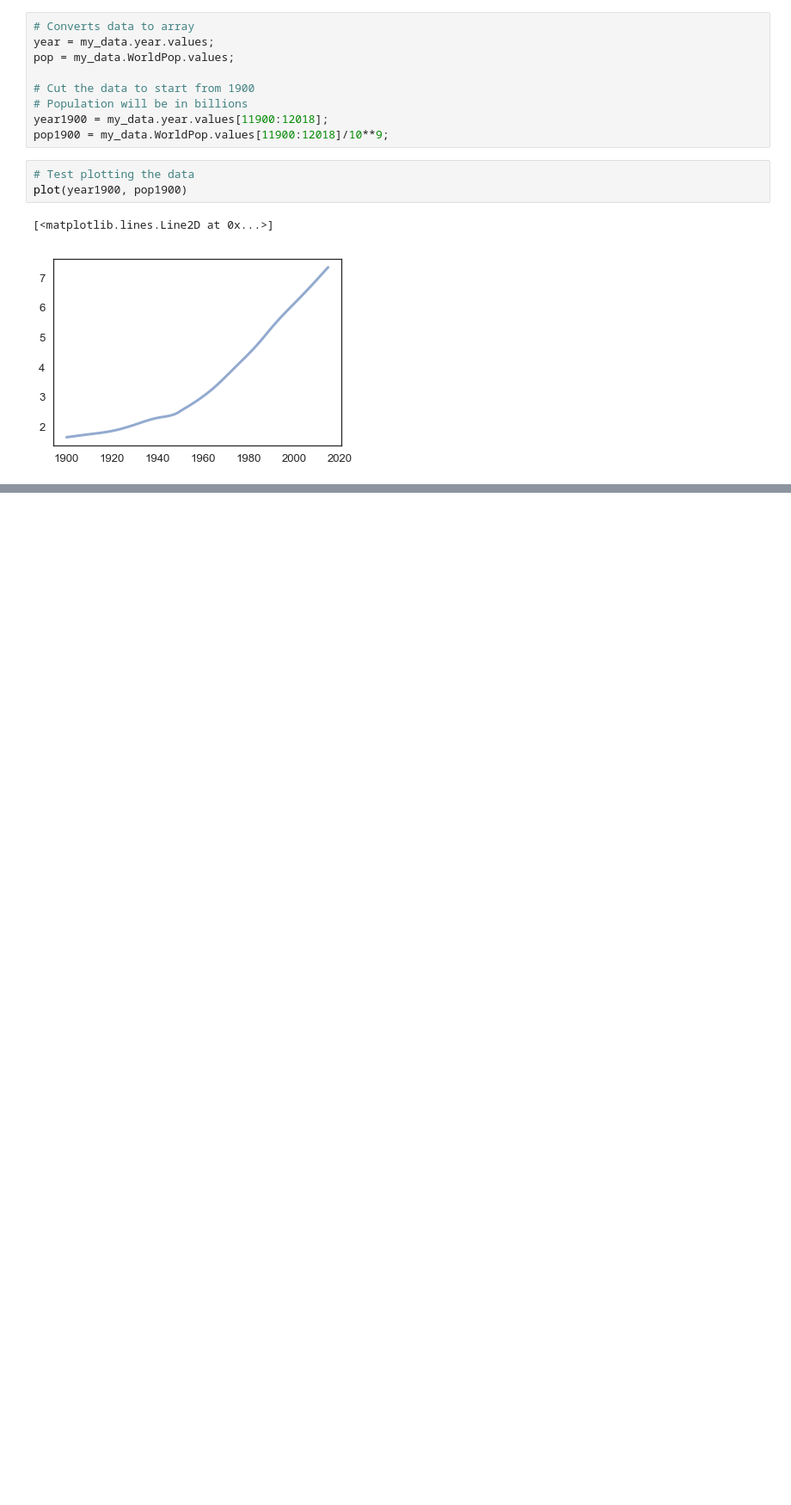
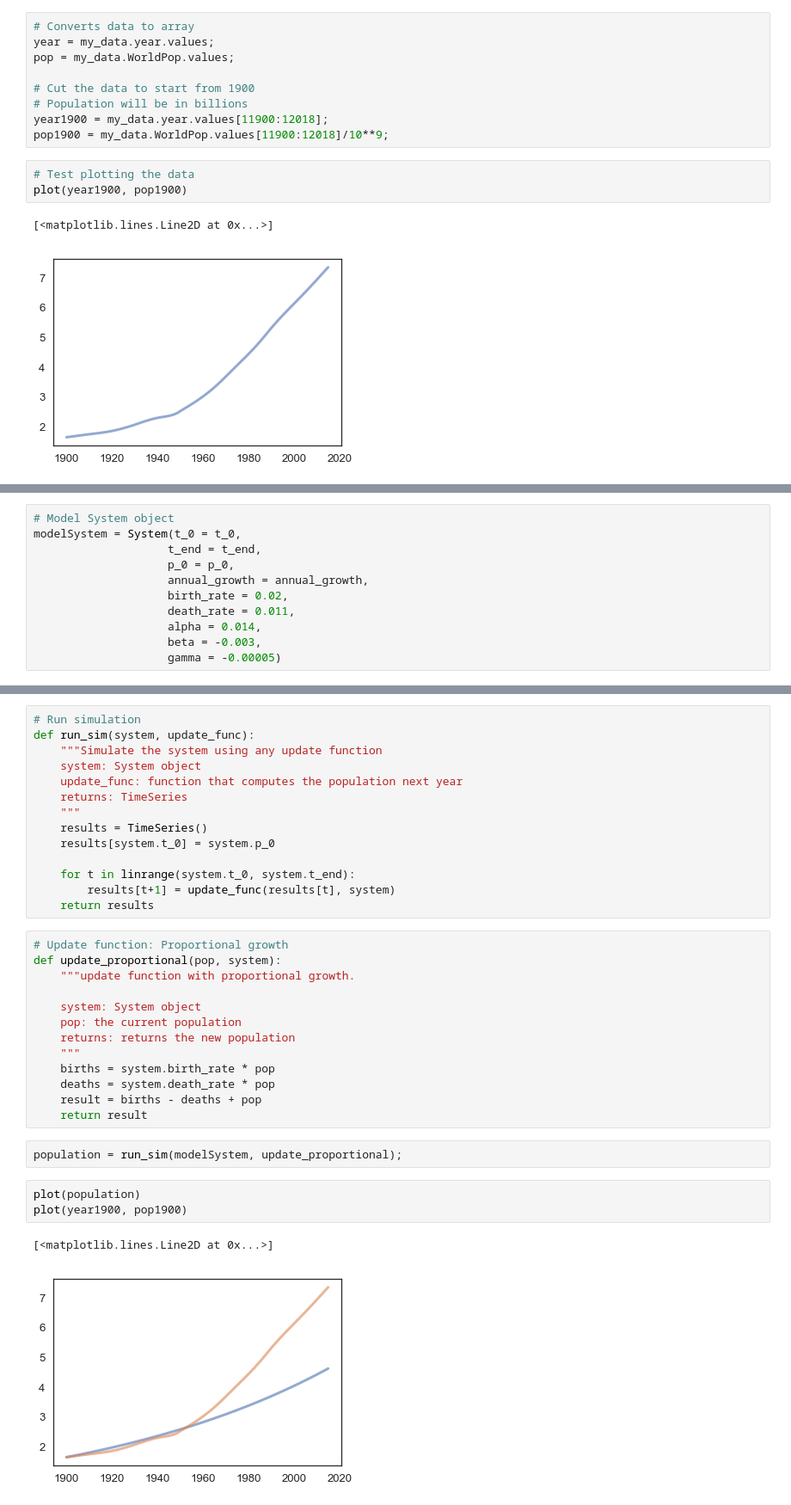
Before and after one commit to jamesHo22/ModSimPy, a Jupyter notebook: code/Project_One.ipynb, the cells around one changed output, grey strips where cells are left out. Shown: that part at 86% size. Saved outputs shown, nothing was run; the diff lists cells and outputs as text; blank space fills up the shorter version.

```diff
--- a/code/Project_One.ipynb
+++ b/code/Project_One.ipynb
@@ -63,0 +71,11 @@ modelSystem = State(initPop = 1.65)
+# %%
+# Model System object
+modelSystem = System(t_0 = t_0,
+                    t_end = t_end,
+                    p_0 = p_0,
+                    annual_growth = annual_growth,
+                    birth_rate = 0.02,
+                    death_rate = 0.011,
+                    alpha = 0.014,
+                    beta = -0.003,
+                    gamma = -0.00005)
@@ -63,0 +93,35 @@ modelSystem = State(initPop = 1.65)
+# %%
+# Run simulation
+def run_sim(system, update_func):
+    """Simulate the system using any update function
+    system: System object
+    update_func: function that computes the population next year
+    returns: TimeSeries
+    """
+    results = TimeSeries()
+    results[system.t_0] = system.p_0
+
+    for t in linrange(system.t_0, system.t_end):
+        results[t+1] = update_func(results[t], system)
+    return results
+# %%
+# Update function: Proportional growth
+def update_proportional(pop, system):
+    """update function with proportional growth.
+
+    system: System object
+    pop: the current population
+    returns: returns the new population
+    """
+    births = system.birth_rate * pop
+    deaths = system.death_rate * pop
+    result = births - deaths + pop
+    return result
+# %%
+population = run_sim(modelSystem, update_proportional);
+# %%
+plot(population)
+plot(year1900, pop1900)
+# %% [output]
+[<matplotlib.lines.Line2D at 0x...>]
+[figure, added]
```
Also changed, not shown: parts of 23 cells of this notebook.
